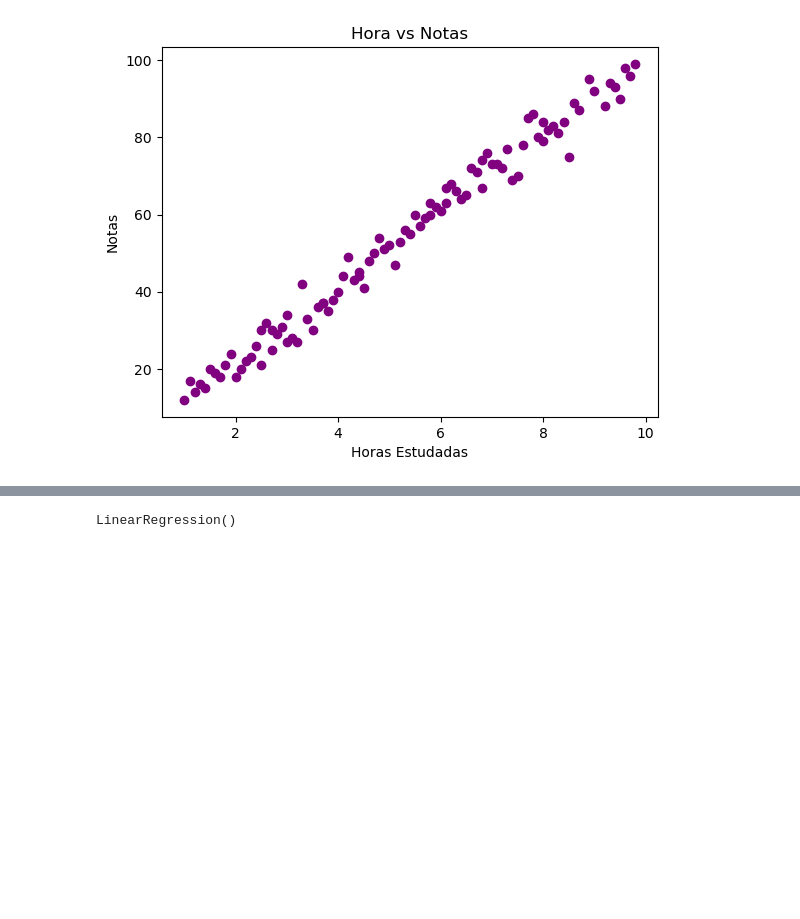
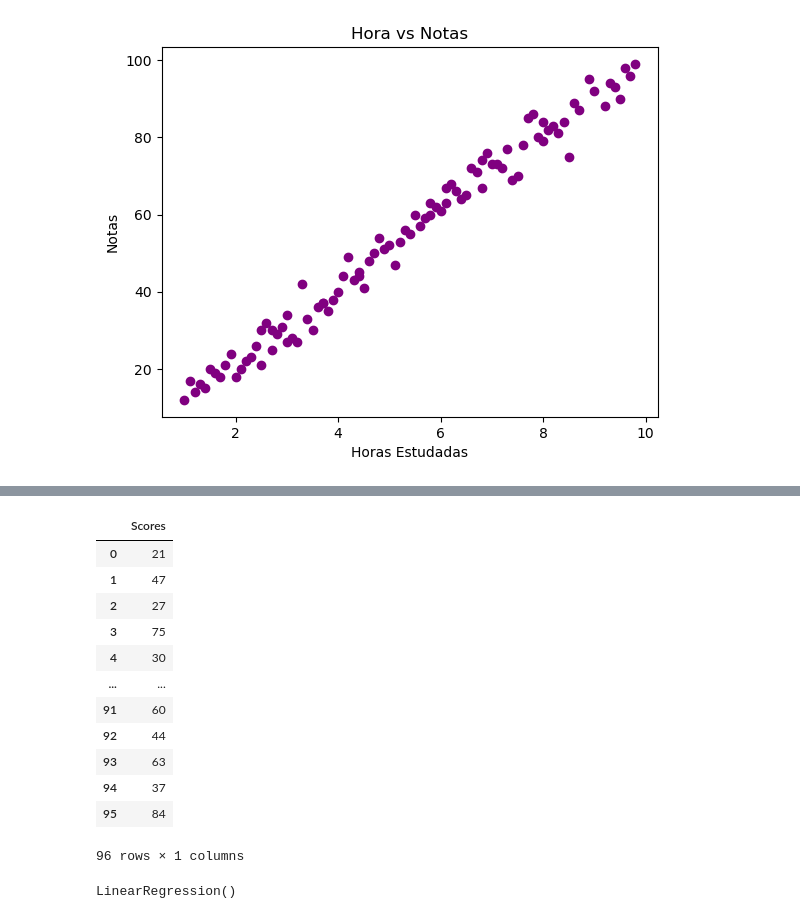
Before and after one commit to millysg/Fundamentos_Ciencia_de_Dados-Atividades, a Jupyter notebook: Exercício_RegressãoLinear_EmillySales.ipynb, the cells around one changed output, grey strips where cells are left out. Saved outputs shown, nothing was run; the diff lists cells and outputs as text; code cells hidden in the pictures; blank space fills up the shorter version.

```diff
--- a/Exercício_RegressãoLinear_EmillySales.ipynb
+++ b/Exercício_RegressãoLinear_EmillySales.ipynb
@@ -29,3 +45,19 @@ y = dados.iloc[:,1:]
+# %%
+y
+# %% [output]
+|  | Scores |
+| 0 | 21 |
+| 1 | 47 |
+| 2 | 27 |
+| 3 | 75 |
+| 4 | 30 |
+| ... | ... |
+| 91 | 60 |
+| 92 | 44 |
+| 93 | 63 |
+| 94 | 37 |
+| 95 | 84 |
+96 rows × 1 columns
 # %%
 from sklearn.linear_model import LinearRegression
 from sklearn.metrics import r2_score
```
Also changed, not shown: parts of 1 cell of this notebook.
